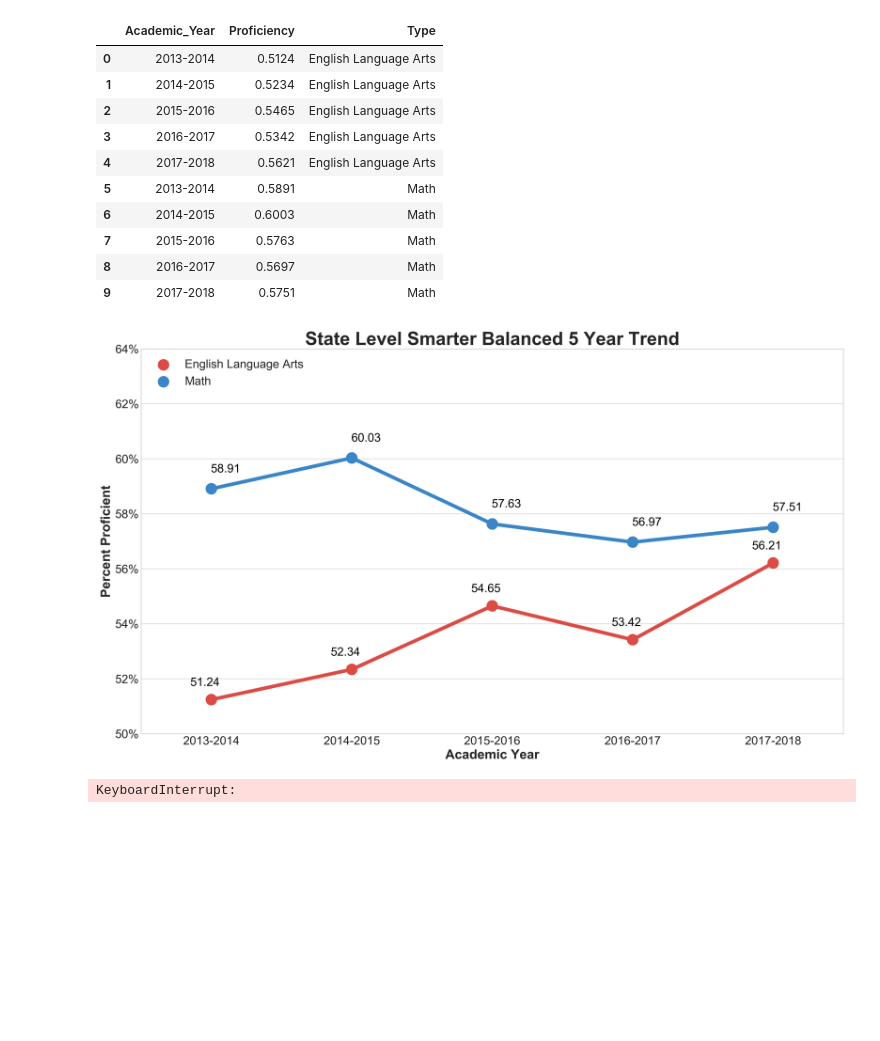
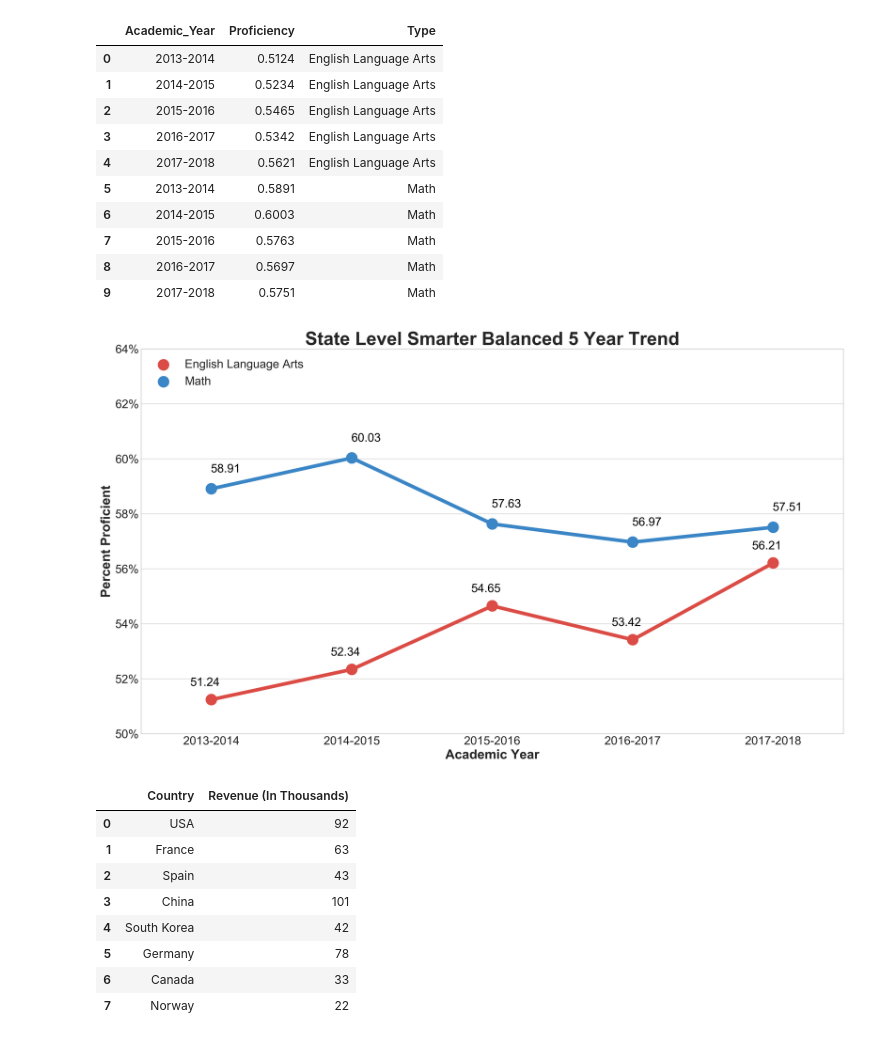
Before and after one commit to CentsOfFate/Miscellaneous-Projects, a Jupyter notebook: Files/Example Seaborn Graphs (Fake Data).ipynb, the cells around one changed output. Drawn from its saved outputs; the diff is of its cells as text; code cells hidden in the pictures; blank space fills up the shorter version.

```diff
--- a/Files/Example Seaborn Graphs (Fake Data).ipynb
+++ b/Files/Example Seaborn Graphs (Fake Data).ipynb
@@ -40,8 +40,9 @@ df
 sns.set_style('whitegrid')
 
 # Set Custom Color Palette
-flatui = ["#DC4C46", "#3b86c6", "#95a5a6", "#e74c3c", "#34495e", "#2ecc71"]
-sns.set_palette(flatui)
+custom = ["#DC4C46", "#3b86c6", "#95a5a6", "#e74c3c", "#34495e", "#2ecc71"]
+sns.set_palette(custom)
+
 
 # Set Figure Size and DPI
 fig = plt.figure(figsize = (19.20, 10.80), dpi = 300)
@@ -81,7 +82,25 @@ mathlist = df['Proficiency'].tail(5)
 plt.show()
 
 # Save
-fig.savefig('State Level SBAC (Presentation Style).png', dpi = 1200, bbox_inches = 'tight')
+#fig.savefig('State Level SBAC 5-Year (Presentation Style).png', dpi = 1200, bbox_inches = 'tight')
 # %% [output]
 [figure]
-KeyboardInterrupt:
+# %%
+# Create Dataframe
+dff = pd.DataFrame({'Country' : ['USA', 'France', 'Spain', 'China', 'South Korea',
+                                       'Germany', 'Canada', 'Norway'],
+                    'Revenue (In Thousands)' : [92, 63, 43, 101, 42,
+                                                78, 33, 22]})
+
+# Show Dataframe (Already Melted)
+dff
+# %% [output]
+|  | Country | Revenue (In Thousands) |
+| 0 | USA | 92 |
+| 1 | France | 63 |
+| 2 | Spain | 43 |
+| 3 | China | 101 |
+| 4 | South Korea | 42 |
+| 5 | Germany | 78 |
+| 6 | Canada | 33 |
+| 7 | Norway | 22 |
```
Also changed, not shown: parts of 1 cell of this notebook.
